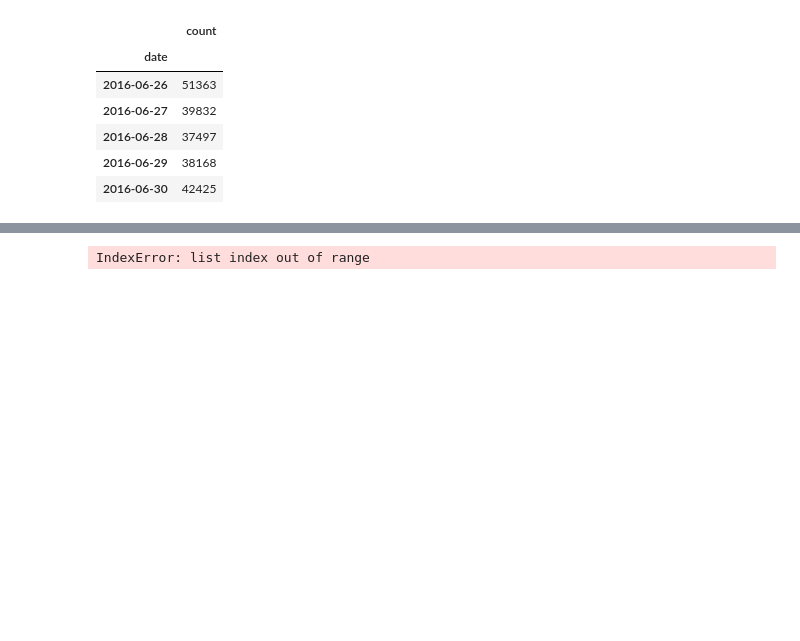
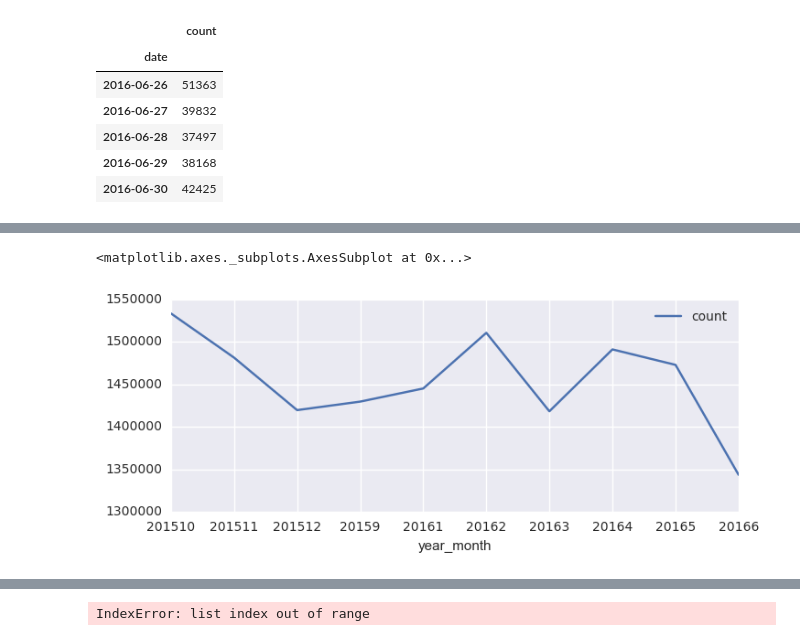
Before and after one commit to MiyainNYC/PySpark-Data-Challenge, a Jupyter notebook: Volume_VIZ.ipynb, the cells around one changed output, grey strips where cells are left out. Drawn from its saved outputs; the diff is of its cells as text; code cells hidden in the pictures; blank space fills up the shorter version.

```diff
--- a/Volume_VIZ.ipynb
+++ b/Volume_VIZ.ipynb
@@ -160 +151,6 @@ daily_ride_2016
+# %%
+daily_ride_2016.groupby('year_month').sum().plot(figsize = (8,3))
+# %% [output]
+<matplotlib.axes._subplots.AxesSubplot at 0x...>
+[figure, added]
 # %%
```
Also changed, not shown: parts of 13 cells of this notebook.
